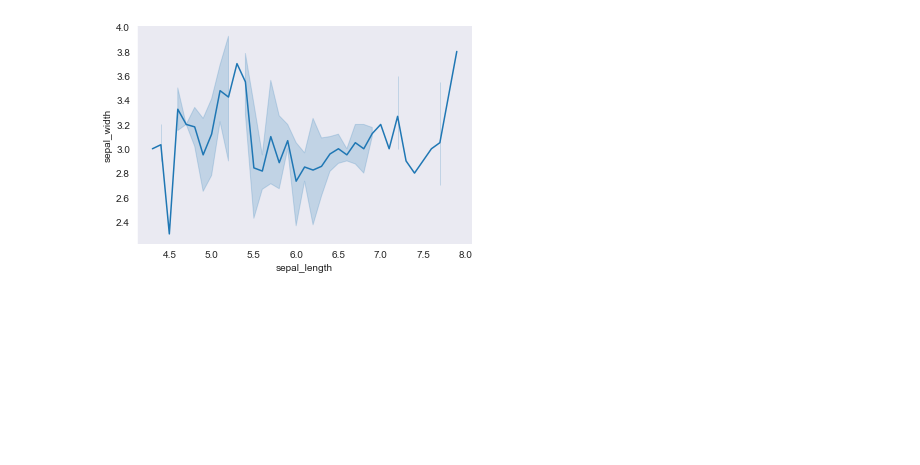
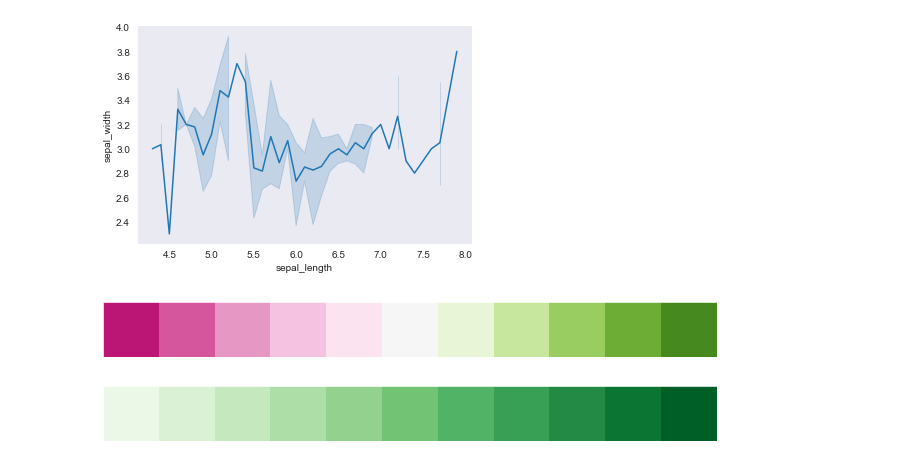
Before and after one commit to ShahirJalal/Seaborn, a Jupyter notebook: Seaborn.ipynb, the cells around one changed output. Cells and saved outputs as stored; diff of their text form; code cells hidden in the pictures; blank space fills up the shorter version.

```diff
--- a/Seaborn.ipynb
+++ b/Seaborn.ipynb
@@ -76,3 +76,31 @@ sns.despine()
 plt.show()
 # %% [output]
 [figure]
+# %%
+# importing packages
+import seaborn as sns
+import matplotlib.pyplot as plt
+
+# current colot palette
+palette = sns.color_palette('PiYG', 11)
+
+# diverging color palette
+sns.palplot(palette)
+
+plt.show()
+# %% [output]
+[figure, added]
+# %%
+# importing packages
+import seaborn as sns
+import matplotlib.pyplot as plt
+
+# current colot palette
+palette = sns.color_palette('Greens', 11)
+
+# sequential color palette
+sns.palplot(palette)
+
+plt.show()
+# %% [output]
+[figure, added]
```
Also changed, not shown: parts of 2 cells of this notebook.
